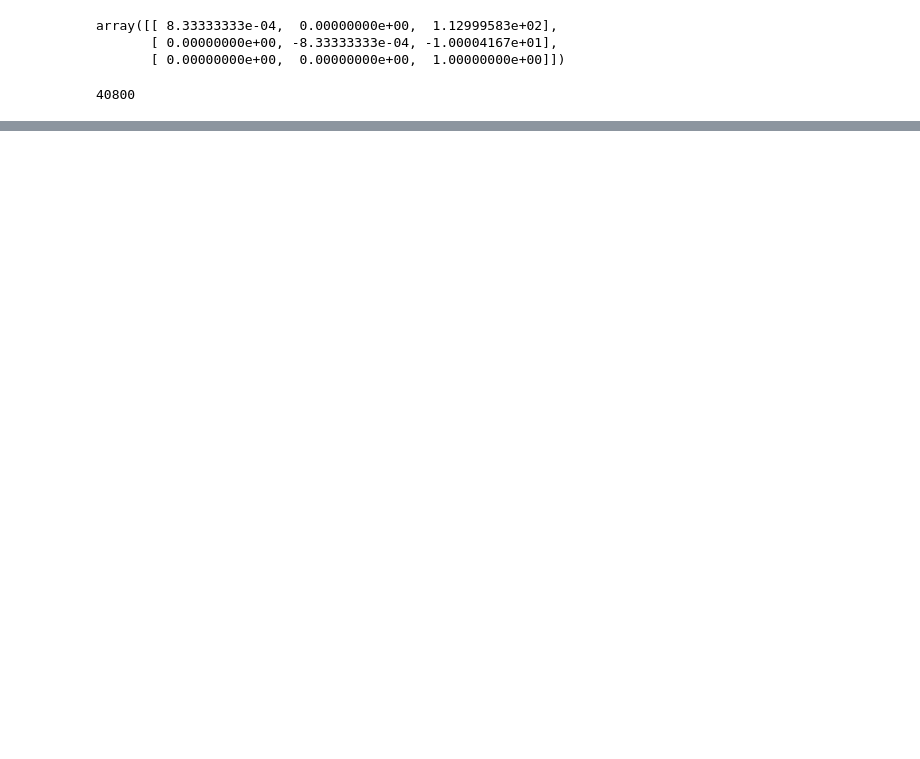
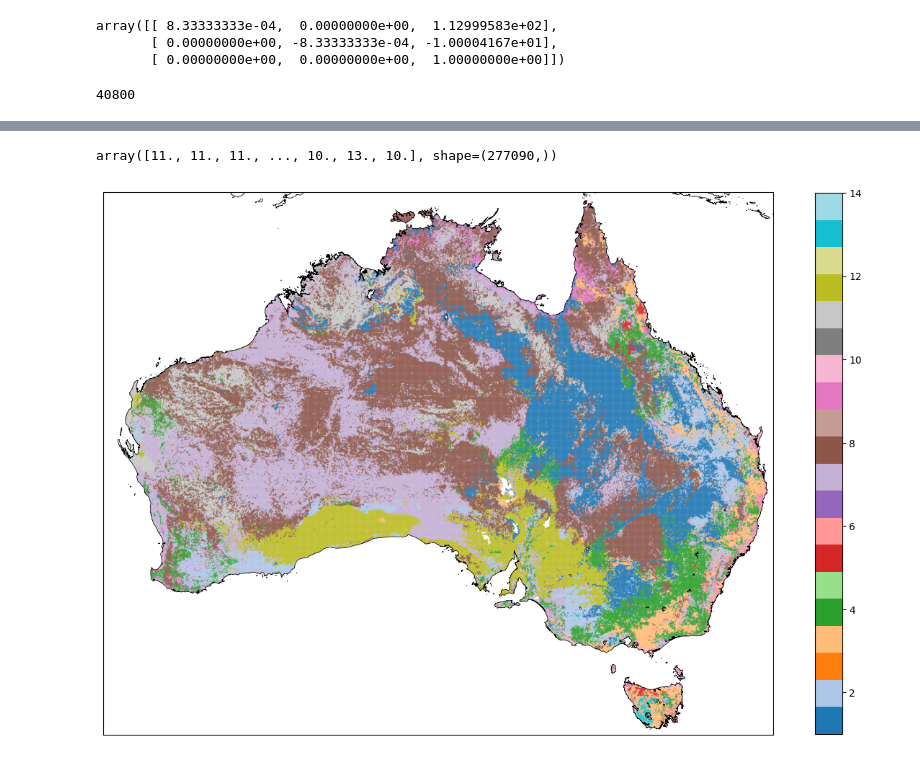
Before and after one commit to Matei-Stoica-Uni/Capstone-Case-Study---Australia, a Jupyter notebook: extracting new soil data.ipynb, the cells around one changed output, grey strips where cells are left out. Cells and saved outputs as stored; diff of their text form; code cells hidden in the pictures; blank space fills up the shorter version.

```diff
--- a/extracting new soil data.ipynb
+++ b/extracting new soil data.ipynb
@@ -125,0 +135,6 @@ plt.show()
+# %%
+griddata = pd.read_csv("https://github.com/Matei-Stoica-Uni/Capstone-Case-Study---Australia/blob/main/Data/recharge-australia_data-gridded.csv?raw=true")
+# %%
+smalldata= pd.read_csv('soil-type-aus-new-small.csv')
+smalldata.drop(labels='ID', axis=1, inplace=True)
+smalldata.info()
@@ -125,0 +152,3 @@ plt.show()
+# %%
+griddata.drop(labels=['Elevation','Distance_to_coast','Rainfall','Seasonal_rainfall_zone','PET','NDVI','Clay_fraction'], axis=1, inplace=True)
+griddata.info()
@@ -125,0 +168,32 @@ plt.show()
+# %%
+#interpolate new data to old resolution using scipy
+
+lonlat_fine = np.vstack((smalldata['longitude'], smalldata['latitude']),dtype=float).T
+lonlat_coarse = np.vstack((griddata['Longitude'],griddata['Latitude']),dtype=float).T
+
+values_fine = np.array(smalldata['value'])
+
+
+values_interp_coarse = sp.interpolate.griddata(lonlat_fine, values_fine, lonlat_coarse, method='nearest')
+values_coarse_rounded = np.rint(values_interp_coarse)
+values_coarse_rounded
+# %% [output]
+array([11., 11., 11., ..., 10., 13., 10.], shape=(277090,))
+# %%
+coordinates = (112, 154, -44, -10)
+
+
+plt.figure(figsize=(15, 15))
+m = Basemap(
+    llcrnrlon=coordinates[0], llcrnrlat=coordinates[2],
+    urcrnrlon=coordinates[1], urcrnrlat=coordinates[3],
+    resolution='f')
+ax = plt.axes(projection=ccrs.PlateCarree())
+m.drawcoastlines(linewidth=.5)
+cax=ax.scatter(griddata['Longitude'], griddata['Latitude'], s=0.1, c=values_coarse_rounded, cmap='tab20')
+ax.set_xlim(112,154)
+ax.set_ylim(-44,-10)
+plt.colorbar(cax, shrink=0.65)
+plt.show()
+# %% [output]
+[figure, added]
```
Also changed, not shown: parts of 14 cells of this notebook, 3 other files.
